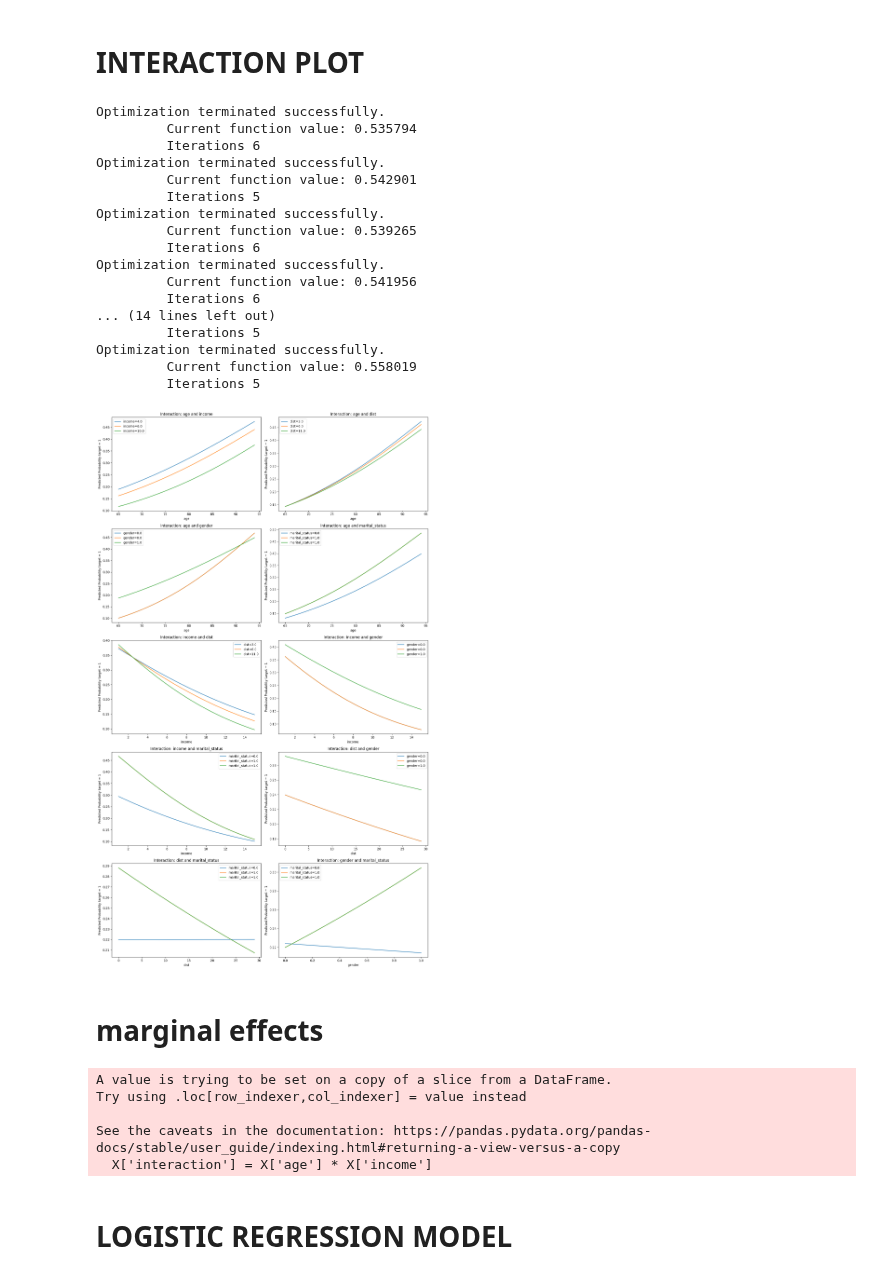
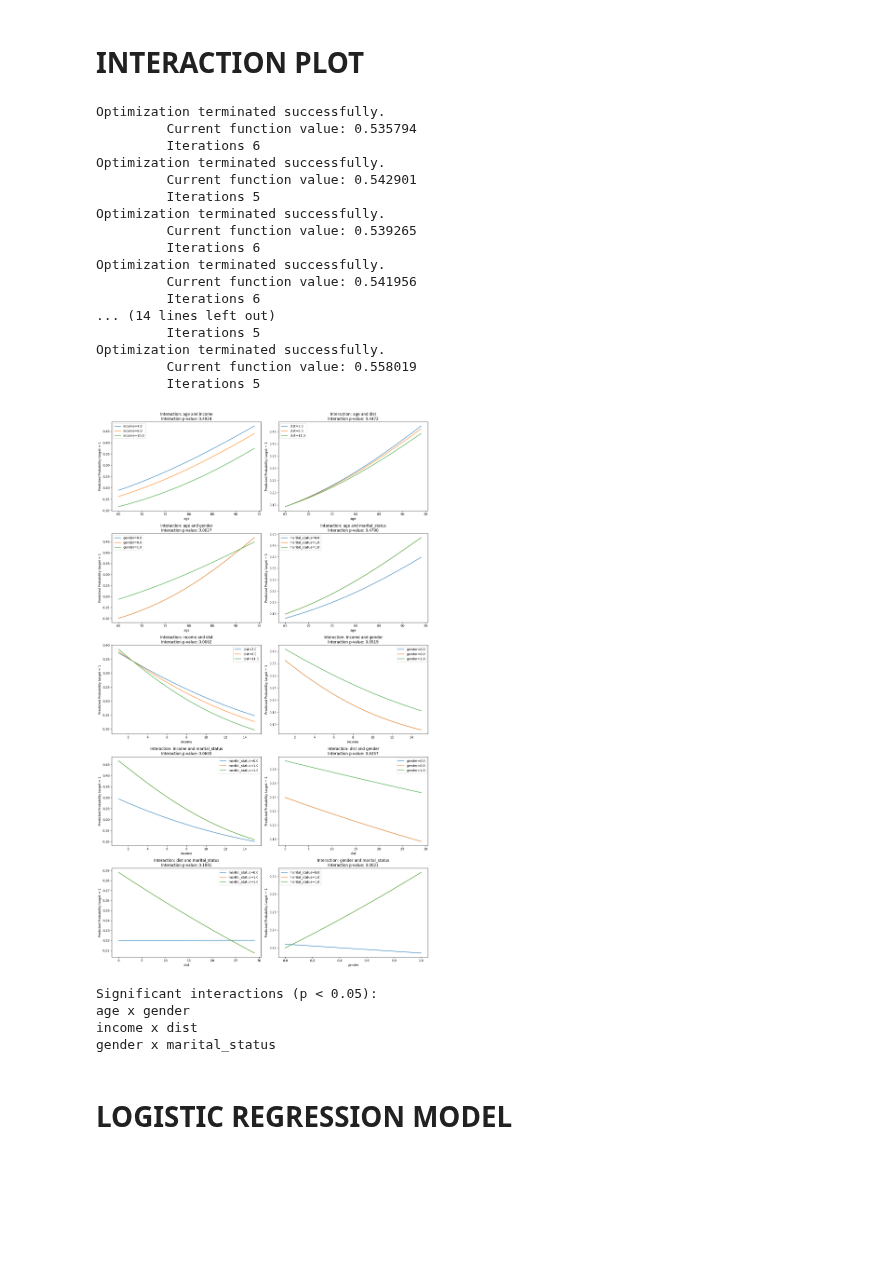
Before and after one commit to Jacob-J-Richards/DS_DA_Projects, a Jupyter notebook: Marketing_Prediction/Model_builds_comparison.ipynb, the cells around one changed output. Saved outputs shown, nothing was run; the diff lists cells and outputs as text; code cells hidden in the pictures; blank space fills up the shorter version.

Commit message:
added interaction terms

```diff
--- a/Marketing_Prediction/Model_builds_comparison.ipynb
+++ b/Marketing_Prediction/Model_builds_comparison.ipynb
@@ -67,12 +69,22 @@ n_rows = (n_pairs + 1) // 2
 fig, axes = plt.subplots(n_rows, 2, figsize=(15, 5*n_rows))
 axes = axes.flatten()
 
+# Store significant interactions
+significant_interactions = []
 plot_idx = 0
+
 for i, var1 in enumerate(variables):
     for j, var2 in enumerate(variables[i+1:], i+1):
         # Fit logistic regression with interaction
         formula = f'target ~ {var1} * {var2}'
         model = sm.Logit.from_formula(formula, data=data).fit()
+
+        # Get p-value for interaction term
+        interaction_pvalue = model.pvalues[f'{var1}:{var2}']
+
+        # Store significant interactions
+        if interaction_pvalue < 0.05:
+            significant_interactions.append((var1, var2))
 
         # Generate range of values for var1
         var1_values = np.linspace(data[var1].min(), data[var1].max(), 100)
@@ -94,34 +106,40 @@ for i, var1 in enumerate(variables):
 
         axes[plot_idx].set_xlabel(var1)
         axes[plot_idx].set_ylabel('Predicted Probability target = 1')
         axes[plot_idx].legend()
-        axes[plot_idx].set_title(f'Interaction: {var1} and {var2}')
+        axes[plot_idx].set_title(f'Interaction: {var1} and {var2}\nInteraction p-value: {interaction_pvalue:.4f}')
         plot_idx += 1
 
 # Remove any empty subplots
 for idx in range(plot_idx, len(axes)):
     fig.delaxes(axes[idx])
 
 plt.tight_layout()
 plt.show()
+
+print("\nSignificant interactions (p < 0.05):")
+for var1, var2 in significant_interactions:
+    print(f"{var1} x {var2}")
 # %% [output]
 Optimization terminated successfully.
          Current function value: 0.535794
          Iterations 6
 Optimization terminated successfully.
          Current function value: 0.542901
          Iterations 5
 Optimization terminated successfully.
          Current function value: 0.539265
          Iterations 6
 Optimization terminated successfully.
          Current function value: 0.541956
          Iterations 6
 ... (14 lines left out)
          Iterations 5
 Optimization terminated successfully.
          Current function value: 0.558019
          Iterations 5
-[figure, old version]
+[figure, new version]
+Significant interactions (p < 0.05):
+age x gender
+income x dist
+gender x marital_status
-# %% [markdown]
-# marginal effects
@@ -146,49 +146,3 @@ plt.show()
-# %%
-# Import required libraries
-import numpy as np
-import pandas as pd
-import plotly.graph_objects as go
-from sklearn.linear_model import LogisticRegression
-
-# Fit a logistic regression model
-X = data[['age', 'income']]  # Using age and income as predictor1 and predictor2
-X['interaction'] = X['age'] * X['income']
-model = LogisticRegression()
-model.fit(X, data['target'])
-
-# Create a grid of predictor values
-predictor1_values = np.linspace(data['age'].min(), data['age'].max(), 100)
-predictor2_values = np.linspace(data['income'].min(), data['income'].max(), 100)
-predictor1_grid, predictor2_grid = np.meshgrid(predictor1_values, predictor2_values)
-
-# Create grid points for prediction
-grid_points = np.column_stack((predictor1_grid.ravel(), predictor2_grid.ravel()))
-grid_points = np.column_stack((grid_points, grid_points[:, 0] * grid_points[:, 1]))  # Add interaction term
-
-# Predict probabilities
-predicted_probs = model.predict_proba(grid_points)[:, 1]
-z_matrix = predicted_probs.reshape(predictor1_grid.shape)
-
-# Create 3D surface plot
-fig = go.Figure(data=[go.Surface(x=predictor1_grid, y=predictor2_grid, z=z_matrix)])
-
-# Update layout
-fig.update_layout(
-    scene=dict(
-        xaxis_title='Age',
-        yaxis_title='Income',
-        zaxis_title='Predicted Probability'
-    ),
-    title='Interaction Effects on Purchase Probability'
-)
-
-fig.show()
-# %% [output]
-A value is trying to be set on a copy of a slice from a DataFrame.
-Try using .loc[row_indexer,col_indexer] = value instead
-
-See the caveats in the documentation: https://pandas.pydata.org/pandas-docs/stable/user_guide/indexing.html#returning-a-view-versus-a-copy
-  X['interaction'] = X['age'] * X['income']
 # %% [markdown]
 # LOGISTIC REGRESSION MODEL
 # %% [markdown]
```
Also changed, not shown: parts of 22 cells of this notebook.
